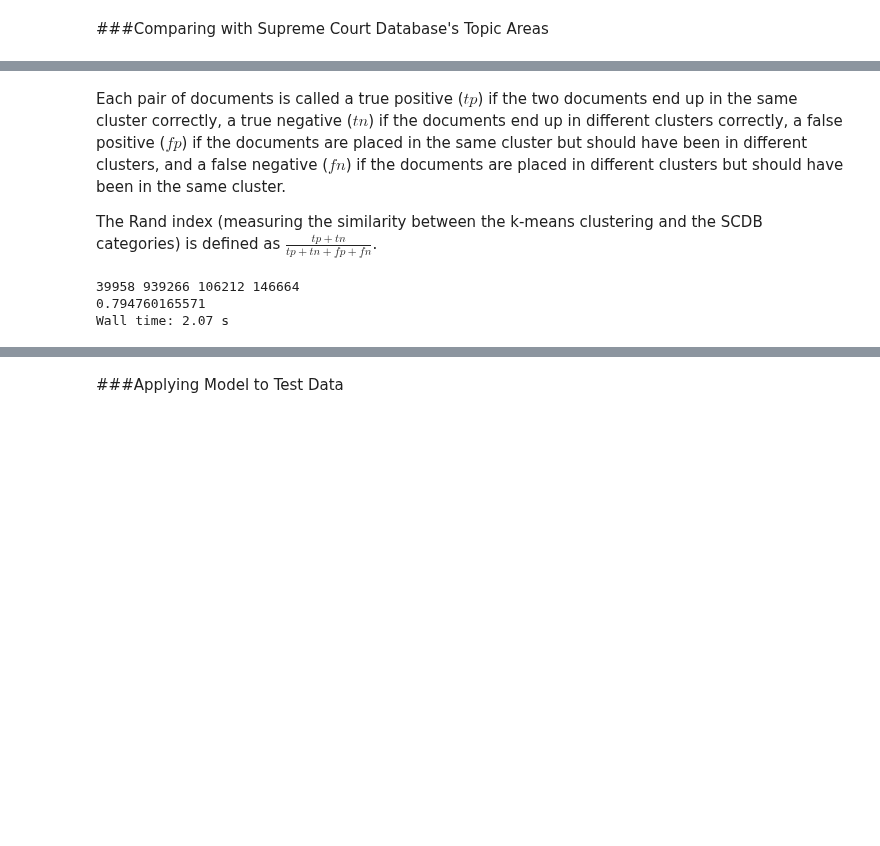
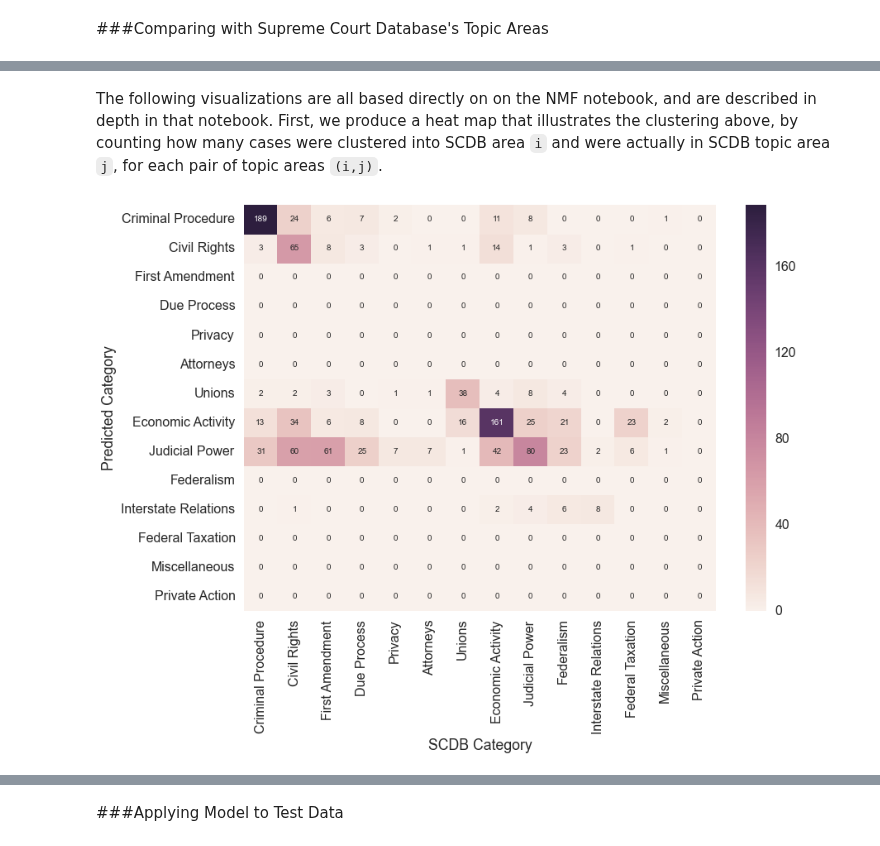
Before and after one commit to yunhanxu/cs109-project, a Jupyter notebook: k-means.ipynb, the cells around one changed output, grey strips where cells are left out. Cells and saved outputs as stored; diff of their text form; code cells hidden in the pictures; blank space fills up the shorter version.

Commit message:
k-means.ipynb: some markdown, and added a ton of stuff from NMF.ipynb

```diff
--- a/k-means.ipynb
+++ b/k-means.ipynb
@@ -6,6 +8,11 @@ import sklearn.feature_extraction
 import matplotlib as mpl
 import matplotlib.cm as cm
 import matplotlib.pyplot as plt
+import bottleneck as bn
 import itertools
+from sklearn.cross_validation import KFold
+import seaborn as sns
+sns.set_style("darkgrid")
+sns.set_context("poster")
 # %% [markdown]
 ###Fake Testing
@@ -90,7 +141,7 @@ Wall time: 113 ms
 # %%
 # read in SC Database's issue areas from csv
-noun_train_issue_areas = np.loadtxt("noun_train_issue_areas.csv", delimiter = ",", dtype="int")
+train_issue_areas = np.loadtxt("train_issue_areas.csv", delimiter = ",", dtype="int")
 # zero-index the array
-noun_train_issue_areas = noun_train_issue_areas - 1
-print 'Number of documents per category:', [sum([x==i for x in noun_train_issue_areas]) for i in range(14)]
+train_issue_areas = train_issue_areas - 1
+print 'Number of documents per category:', [sum([x==i for x in train_issue_areas]) for i in range(14)]
 # %% [output]
@@ -97,0 +149,4 @@ Number of documents per category: [238, 188, 96, 36, 10, 8, 64, 242, 131, 56, 10
+# %%
+topic_areas = ['Criminal Procedure', 'Civil Rights', 'First Amendment', 'Due Process', 'Privacy', 'Attorneys', 'Unions',
+               'Economic Activity', 'Judicial Power', 'Federalism', 'Interstate Relations', 'Federal Taxation', 'Miscellaneous',
+               'Private Action']
@@ -100,28 +157,12 @@ Number of documents per category: [238, 188, 96, 36, 10, 8, 64, 242, 131, 56, 10
 # related-ness between each cluster pair
 compare_mat = map(lambda r : map(int, r), np.zeros((14,14)))
 # first, assign the (i,j) element in the matrix to the number of cases in k-means cluster i and SCDB cluster j, for each (i,j)
-for i,j in zip(clusters, noun_train_issue_areas):
+for i,j in zip(clusters, train_issue_areas):
     compare_mat[i][j] += 1
 # normalize each row to have a sum of 1
 compare_mat = map(lambda row : map(float,row) / sum(row), np.array(compare_mat))
 
-### commented out because I realized this method of assignment does the same thing as the one-line assignment below
-#assignments = -1 * np.ones(14)
-#compare_mat_flat = [x for lst in compare_mat for x in lst]
-#while min(assignments) == -1:
-#    max_ind = np.argmax(compare_mat_flat)
-#    row = max_ind / 14
-#    if assignments[row] == -1:
-#        column = max_ind - 14 * row
-#        assignments[row] = column
-#    else:
-#        compare_mat_flat[max_ind] = -1
-#assignments = map(int, assignments)
-#print assignments
-
 # assign each k-means cluster to a (not necessarily unique) SCDB cluster by picking the highest element of each row of compare_mat
 assignments = map(np.argmax, compare_mat)
 print assignments
-# this would be the equivalent way of assigning each SCDB cluster to an k-means cluster; this is printed here but not used anywhere
-print map(np.argmax, np.array(compare_mat).T)
 # %% [output]
@@ -155,37 +183,10 @@ print float(sum(correct)) / len(correct)
-# %% [markdown]
-Each pair of documents is called a true positive ($tp$) if the two documents end up in the same cluster correctly, a true negative ($tn$) if the documents end up in different clusters correctly, a false positive ($fp$) if the documents are placed in the same cluster but should have been in different clusters, and a false negative ($fn$) if the documents are placed in different clusters but should have been in the same cluster.
-
-The Rand index (measuring the similarity between the k-means clustering and the SCDB categories) is defined as $\frac{tp+tn}{tp+tn+fp+fn}$.
-# %%
-%%time
-if 'cluster_pairs_model' in globals():
-    del cluster_pairs_model
-if 'cluster_pairs_actual' in globals():
-    del cluster_pairs_actual
-
-# use itertools to create pairs of documents, using the k-means clusters and SCDB categories
-cluster_pairs_model = itertools.product(clusters, clusters)
-cluster_pairs_actual = itertools.product(noun_train_issue_areas, noun_train_issue_areas)
-# loop through all document pairs to compute tp, tn, fp, and fn
-(tp,tn,fp,fn) = 0, 0, 0, 0
-for pair1,pair2 in zip(cluster_pairs_model, cluster_pairs_actual):
-    if (pair1[0]==pair1[1]):
-        if (pair2[0]==pair2[1]):
-            tp += 1
-        else:
-            fp += 1
-    else:
-        if (pair2[0]==pair2[1]):
-            fn += 1
-        else:
-            tn += 1
-
-# output tp, tn, fp, and fn
-print tp,tn,fp,fn
-# compute and output Rand index using formula from above
-rand_index_train = float(tp+tn)/(tp+tn+fp+fn)
-print rand_index_train
-# %% [output]
-39958 939266 106212 146664
-0.794760165571
-Wall time: 2.07 s
+# %% [markdown]
+The following visualizations are all based directly on on the NMF notebook, and are described in depth in that notebook. First, we produce a heat map that illustrates the clustering above, by counting how many cases were clustered into SCDB area `i` and were actually in SCDB topic area `j`, for each pair of topic areas `(i,j)`.
+# %%
+compare_mat_new = map(lambda r : map(int, r), np.zeros((14,14)))
+for i,j in zip(new_clusters, train_issue_areas):
+    compare_mat_new[i][j] += 1
+sns.heatmap(compare_mat_new, annot=True, xticklabels=topic_areas, yticklabels=topic_areas, fmt='d')
+sns.axlabel('SCDB Category', 'Predicted Category')
+# %% [output]
+[figure, added]
```
Also changed, not shown: parts of 39 cells of this notebook.
